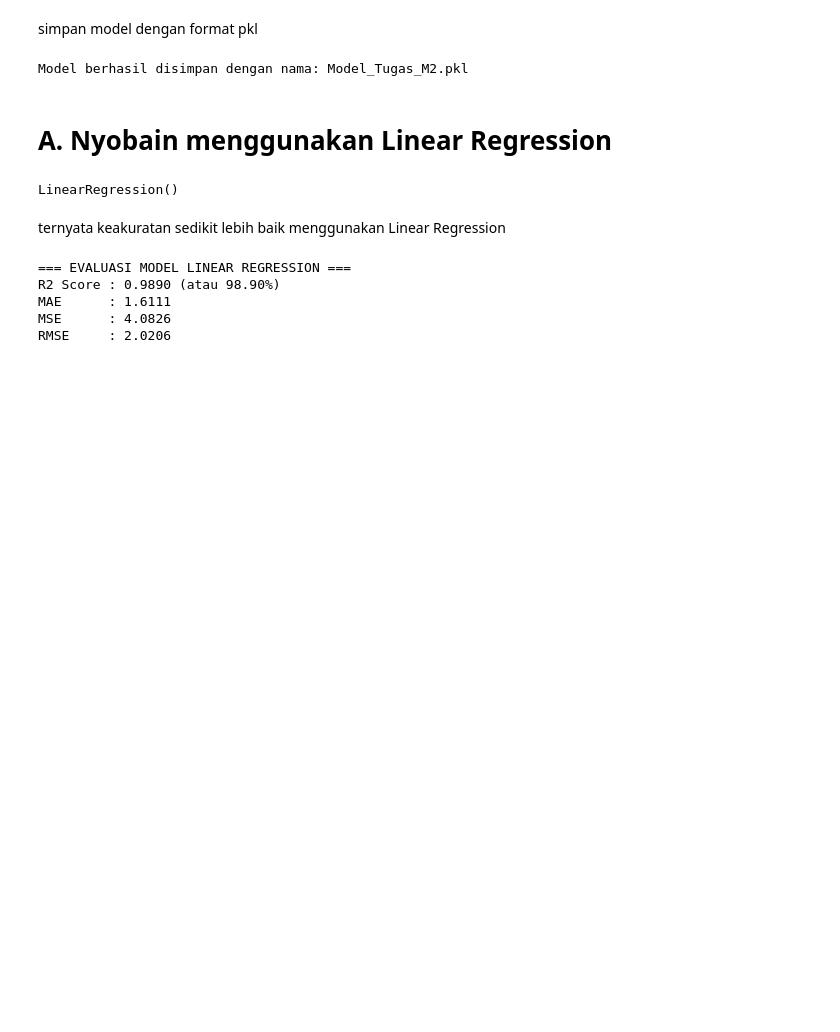
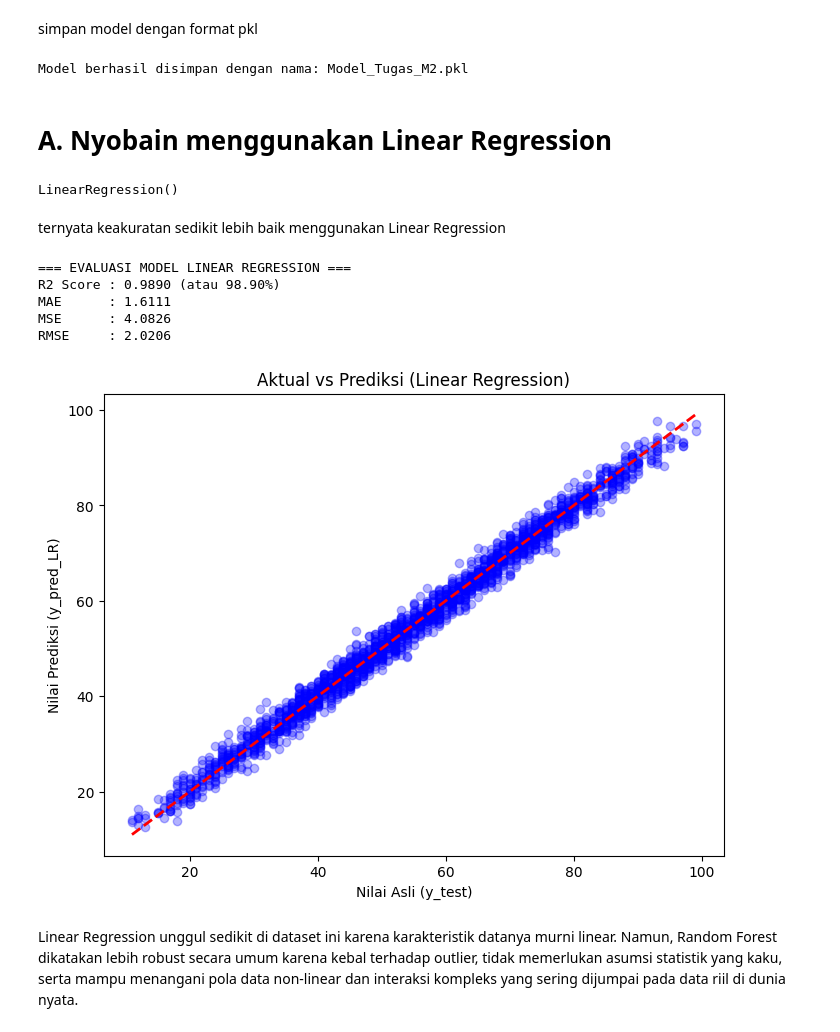
Before and after one commit to RoihansLab/Machine-Learning-Projects, a Jupyter notebook: Praktikum_Matkul/TugasM2_Student_Performence_Roihan_Saputra_19_TI_3C.ipynb, the cells around one changed output. Cells and saved outputs as stored; diff of their text form; code cells hidden in the pictures; blank space fills up the shorter version.

```diff
--- a/Praktikum_Matkul/TugasM2_Student_Performence_Roihan_Saputra_19_TI_3C.ipynb
+++ b/Praktikum_Matkul/TugasM2_Student_Performence_Roihan_Saputra_19_TI_3C.ipynb
@@ -337,3 +335,15 @@ R2 Score : 0.9890 (atau 98.90%)
 MAE      : 1.6111
 MSE      : 4.0826
 RMSE     : 2.0206
+# %%
+plt.figure(figsize=(8, 6))
+plt.scatter(y_test, y_pred_LR, alpha=0.3, color='blue')
+plt.plot([y_test.min(), y_test.max()], [y_test.min(), y_test.max()], 'r--', lw=2)
+plt.xlabel('Nilai Asli (y_test)')
+plt.ylabel('Nilai Prediksi (y_pred_LR)')
+plt.title('Aktual vs Prediksi (Linear Regression)')
+plt.show()
+# %% [output]
+[figure, added]
+# %% [markdown]
+Linear Regression unggul sedikit di dataset ini karena karakteristik datanya murni linear. Namun, Random Forest dikatakan lebih robust secara umum karena kebal terhadap outlier, tidak memerlukan asumsi statistik yang kaku, serta mampu menangani pola data non-linear dan interaksi kompleks yang sering dijumpai pada data riil di dunia nyata.
```
Also changed, not shown: parts of 1 cell of this notebook.
